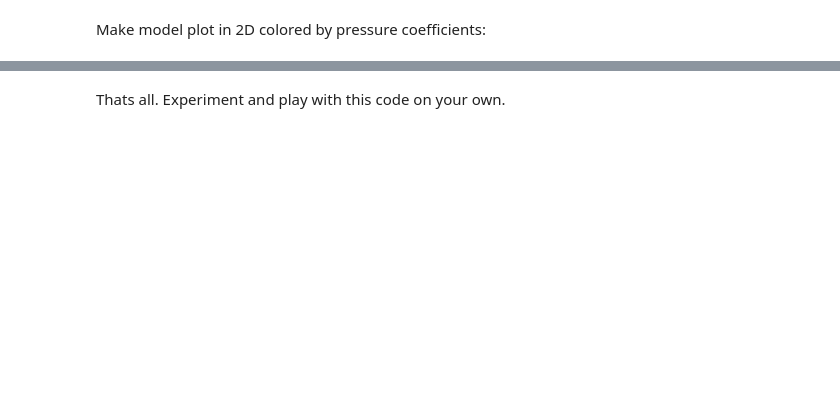
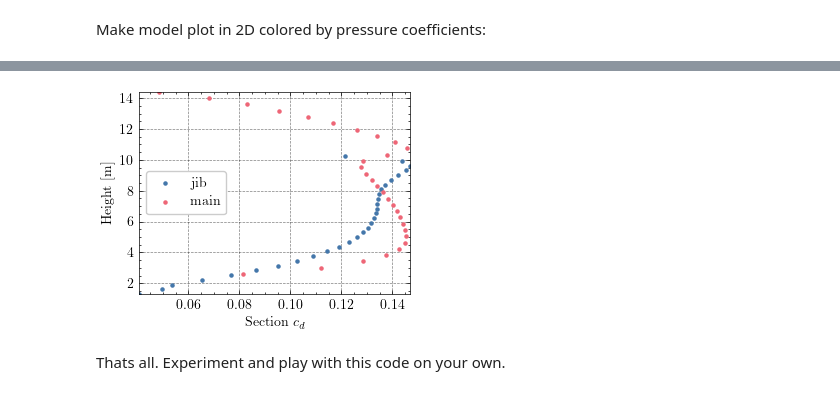
Before and after one commit to orgSailingVLM/vlmbook, a Jupyter notebook: chapters/examples/sailingvlm_example.ipynb, the cells around one changed output, grey strips where cells are left out. Drawn from its saved outputs; the diff is of its cells as text; code cells hidden in the pictures; blank space fills up the shorter version.

```diff
--- a/chapters/examples/sailingvlm_example.ipynb
+++ b/chapters/examples/sailingvlm_example.ipynb
@@ -170,3 +160,7 @@ Loading BokehJS ...
 [interactive output not drawn]
 [interactive output not drawn]
 [interactive output not drawn]
+# %%
+from pySailingVLM.solver.coefs import get_C
+cl = get_C(myvlm.panels, myvlm.areas, myvlm.lift, myvlm.inlet_conditions.V_app_infs, myvlm.n_spanwise, myvlm.n_chordwise, myvlm.rho)
+cd = get_C(myvlm.panels, myvlm.areas, myvlm.drag, myvlm.inlet_conditions.V_app_infs, myvlm.n_spanwise, myvlm.n_chordwise, myvlm.rho)
@@ -173,2 +215,24 @@ Loading BokehJS ...
+# %%
+import matplotlib.pyplot as plt
+import scienceplots
+%matplotlib inline
+
+plt.style.use(['science', 'grid', 'bright'])
+
+section_number = np.arange(1, myvlm.n_spanwise+1, 1)
+
+fig = plt.figure()
+ax1 = fig.add_subplot(111)
+
+ax1.scatter(y2_data_list[0], sail_section_mean_cp_z[0], label='jib', s=5)
+ax1.scatter(y2_data_list[1], sail_section_mean_cp_z[1], label='main', s=5)
+plt.ylabel('Height [m]')
+plt.xlabel(r'Section $c_d$')
+plt.legend(loc='center left')
+ax1.autoscale(tight=True)
+plt.savefig('sailing_vlm_cd', dpi=300)
+plt.show()
+# %% [output]
+[figure, added]
 # %% [markdown]
 Thats all. Experiment and play with this code on your own.
```
Also changed, not shown: parts of 7 cells of this notebook, 20 other files.
